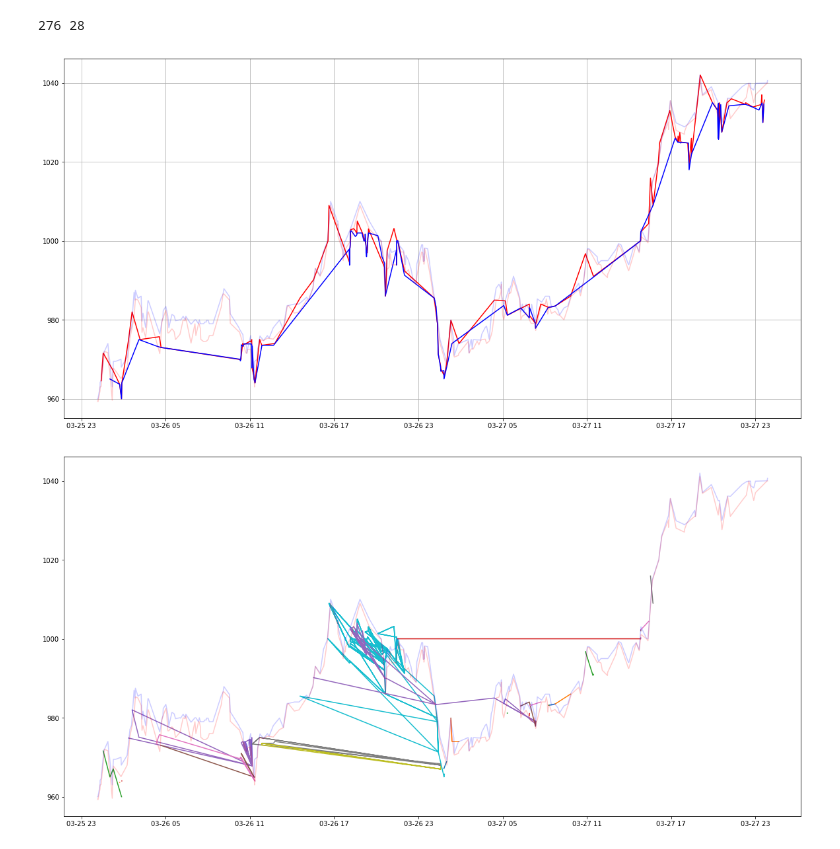
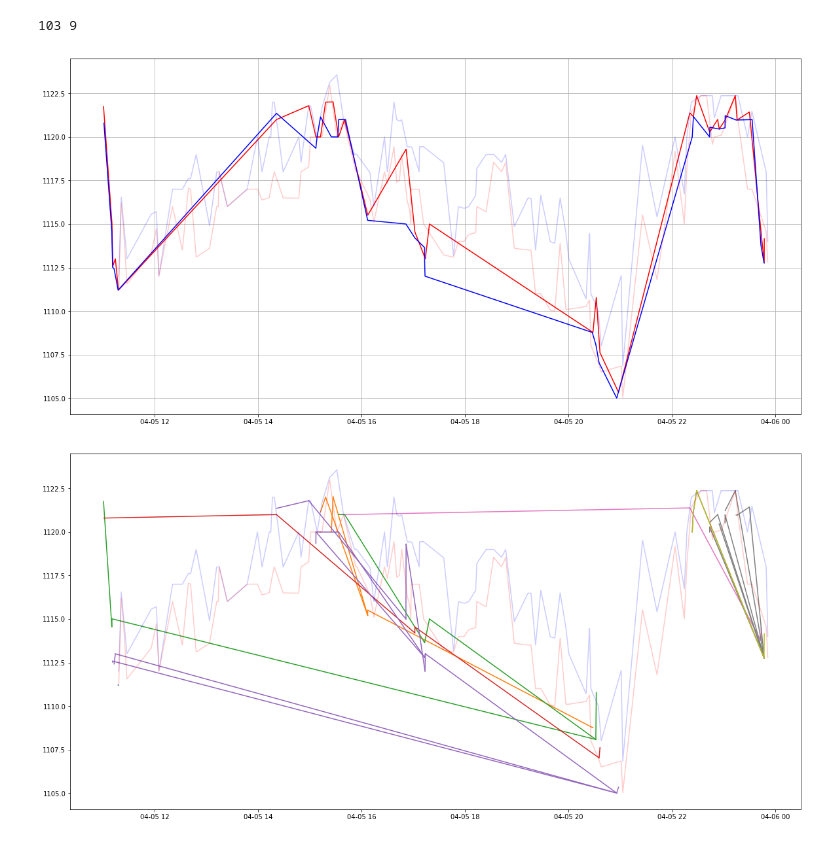
Before and after one commit to ErDmKo/trade-bot, a Jupyter notebook: server/jupyter/Statistic.ipynb, the cells around one changed output. Drawn from its saved outputs; the diff is of its cells as text; code cells hidden in the pictures.

Commit message:
New graph

```diff
--- a/server/jupyter/Statistic.ipynb
+++ b/server/jupyter/Statistic.ipynb
@@ -23,8 +23,8 @@ session = Session()
 from sqlalchemy.orm.exc import NoResultFound
 import sqlalchemy as sa
 
-start_date_filter = '2017-03-26 00:00'
-end_date_filter = '2017-03-27 23:59'
+start_date_filter = '2017-04-05 11:00'
+end_date_filter = '2017-04-05 23:59'
 
 pair = 'btc_usd'
 cursor = session.query(db.order).filter(
@@ -56,16 +56,18 @@ def iter_tail(item, tail):
     try:
         next_steps = session.query(db.order).filter(
             ((db.order.c.extra['next'].astext == str(item['id']))
-            | (db.order.c.extra['merged'].astext == str(item['id'])))
+            | (db.order.c.extra['merged'].astext == str(item['id']))
+            )
             & (db.order.c.pub_date > start_date_filter)
             & (db.order.c.pub_date < end_date_filter)
         )
     except NoResultFound:
+        tail.append([[item, item]])
         return tail
 
     for next_step in next_steps:
         next_step_item = as_dict(next_step)
-        tail.append(next_step_item)
+        tail.append([item, next_step_item])
         iter_tail(next_step_item, tail)
     return tail
 # %%
@@ -74,7 +76,7 @@ def iter_tail(item, tail):
 thread_list = []
 for order in cursor:
     item = as_dict(order)
-    tail = [item]
+    tail = []
     iter_tail(item, tail)
     thread_list.append(tail)
 
@@ -101,7 +103,7 @@ for rate_info in rate:
     rate_dict['sell_price'].append(resp['bids'][0][0])
 print(len(rate_dict['date']), len(thread_list))
 # %% [output]
-276 28
+103 9
 # %%
 # Data visualisite
 plt.cla()
@@ -123,21 +125,25 @@ ay.plot(rate_dict['date'], rate_dict['sell_price'], alpha=0.2, color='red')
 
 fig
 # %% [output]
-[figure, old version]
+[figure, new version]
 # %%
 plt.cla()
 plt.clf()
 
 fig = plt.figure(figsize=(20,10))
 ax = fig.add_subplot(1,1,1)
-for thread in thread_list:
-    ax.plot(
-        list(map(lambda i: i['pub_date'], thread)),
-        list(map(lambda i: i['price'], thread))
-    )
+cm = plt.get_cmap('Vega10')
+for index, thread in enumerate(thread_list):
+    for line in thread:
+        ax.plot(
+            list(map(lambda i: i['pub_date'], line)),
+            list(map(lambda i: i['price'], line)),
+            color=cm(index)
+        )
+
 
 ax.plot(rate_dict['date'], rate_dict['buy_price'], alpha=0.2, color='blue')
 ax.plot(rate_dict['date'], rate_dict['sell_price'], alpha=0.2, color='red')
 fig
 # %% [output]
-[figure, old version]
+[figure, new version]
```
